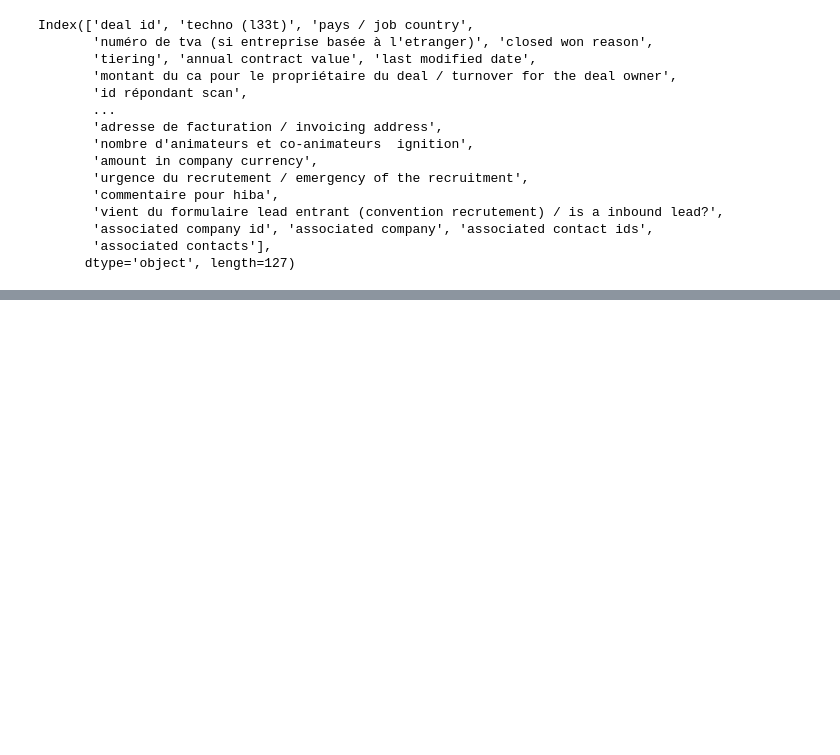
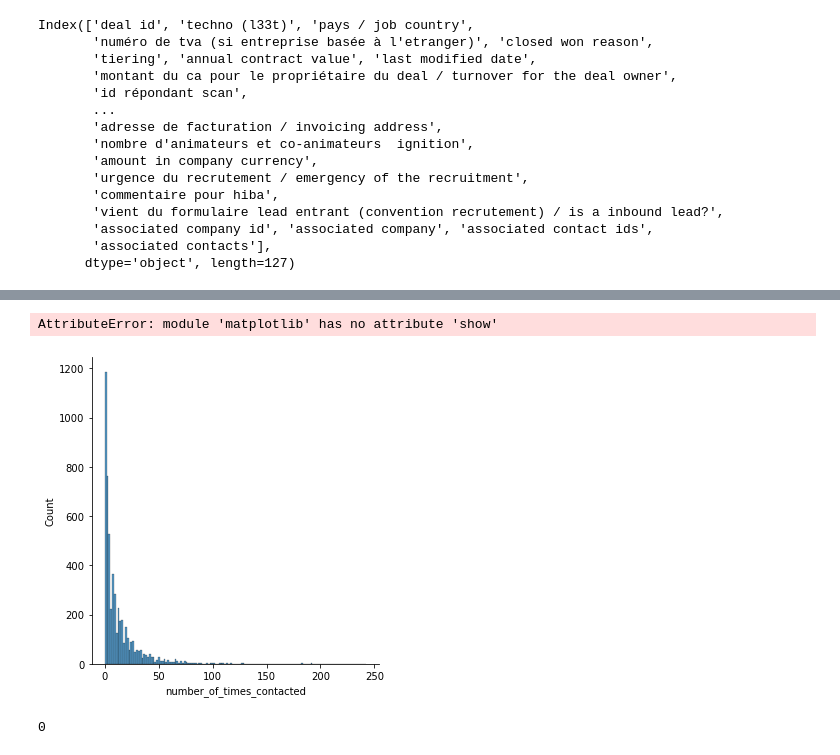
Before and after one commit to audedef/crm_project_ironhack, a Jupyter notebook: cleaning_deals.ipynb, the cells around one changed output, grey strips where cells are left out. Drawn from its saved outputs; the diff is of its cells as text; code cells hidden in the pictures; blank space fills up the shorter version.

```diff
--- a/cleaning_deals.ipynb
+++ b/cleaning_deals.ipynb
@@ -93,0 +544,11 @@ re.findall(pattern, text)
+# %%
+def clean_dateformat(x) :
+    return pd.to_datetime(x, errors = 'coerce')
+
+crm_deals['last_modified_date'] = list(map(clean_dateformat, crm_deals['last_modified_date']))
+crm_deals['close_date'] = list(map(clean_dateformat, crm_deals['close_date']))
+crm_deals['create_date'] = list(map(clean_dateformat, crm_deals['create_date']))
+crm_deals['last_activity_date'] = list(map(clean_dateformat, crm_deals['last_activity_date']))
+crm_deals['last_contacted'] = list(map(clean_dateformat, crm_deals['last_contacted']))
+crm_deals['date_du_1er_rendez-vous'] = list(map(clean_dateformat, crm_deals['date_du_1er_rendez-vous']))
+crm_deals['last_contacted'] = list(map(clean_dateformat, crm_deals['last_contacted']))
@@ -93,0 +577,7 @@ re.findall(pattern, text)
+# %%
+# Cleaning 'number_of_times_contacted' :
+sns.displot(crm_deals['number_of_times_contacted'])
+plt.show()
+# %% [output]
+AttributeError: module 'matplotlib' has no attribute 'show'
+[figure, added]
@@ -93,0 +586,5 @@ re.findall(pattern, text)
+# %%
+crm_deals['number_of_times_contacted'] = crm_deals['number_of_times_contacted'].fillna(crm_deals['number_of_times_contacted'].median())
+crm_deals['number_of_times_contacted'].isna().sum()
+# %% [output]
+0
```
Also changed, not shown: parts of 72 cells of this notebook.
